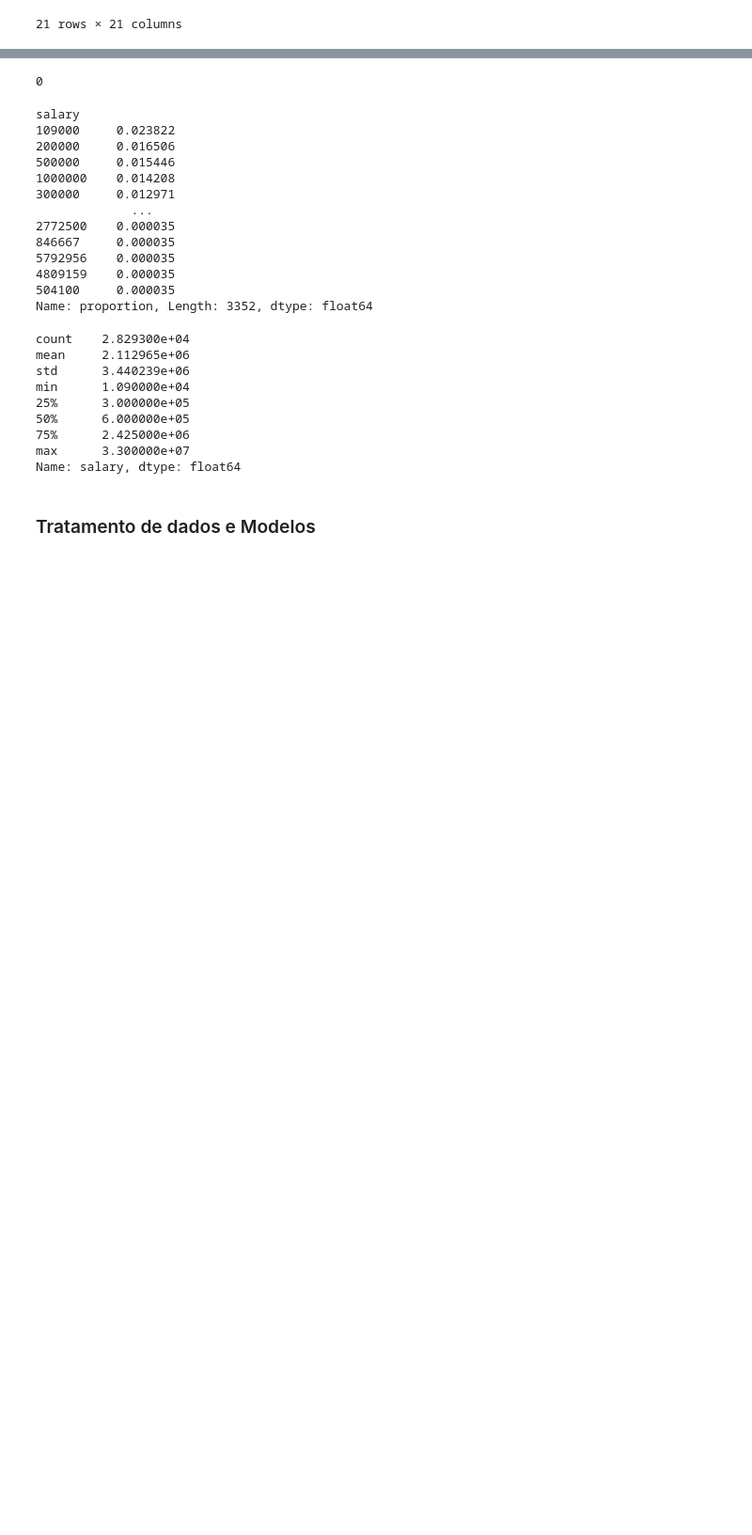
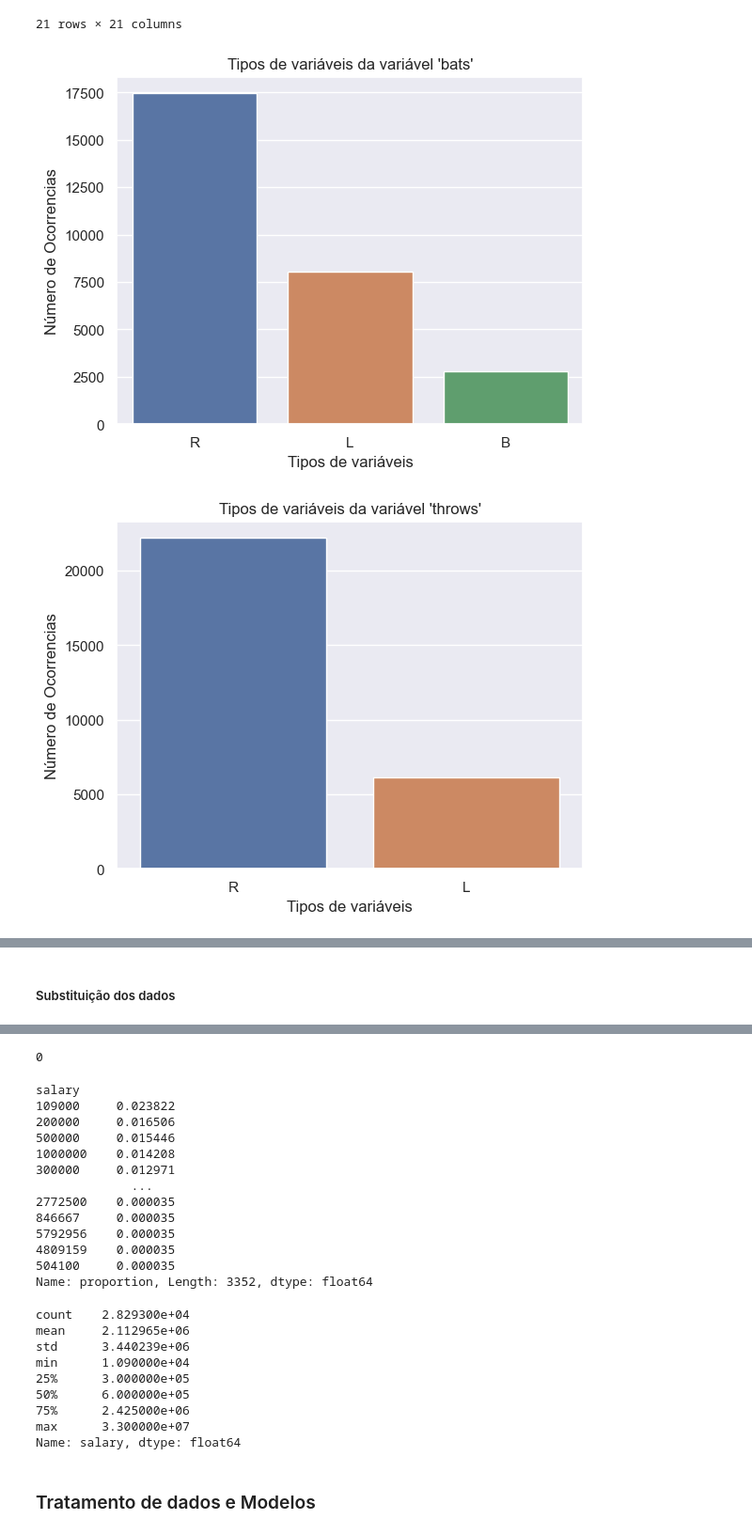
Before and after one commit to simaobarroso/tp-daa, a Jupyter notebook: grupo/mlb.ipynb, the cells around one changed output, grey strips where cells are left out. Shown at 94% size. Cells and saved outputs as stored; diff of their text form; code cells hidden in the pictures; blank space fills up the shorter version.

```diff
--- a/grupo/mlb.ipynb
+++ b/grupo/mlb.ipynb
@@ -181,3 +183,55 @@ df_int.corr()
 | SF | -0.036565 | -0.053696 | -0.168878 | -0.029906 | 0.749810 | 0.807163 | 0.788262 | 0.807441 | 0.794655 | 0.486607 | ... | ... |
 | PA | -0.032593 | -0.086644 | -0.243096 | -0.009507 | 0.925421 | 0.998472 | 0.969915 | 0.989378 | 0.950494 | 0.661730 | ... | ... |
 21 rows × 21 columns
+# %%
+bats_count = df['bats'].value_counts()
+throws_count = df['throws'].value_counts()
+league_count = df['League'].value_counts()
+teamID_count = df['teamID'].value_counts()
+team_count = df['Team'].value_counts()
+fran_count = df['Franchise'].value_counts()
+
+sns.set(style="darkgrid")
+sns.barplot(x=bats_count.index, y=bats_count.values)
+plt.title("Tipos de variáveis da variável 'bats'")
+plt.ylabel("Número de Ocorrencias", fontsize=12)
+plt.xlabel("Tipos de variáveis", fontsize=12)
+plt.show()
+
+sns.set(style="darkgrid")
+sns.barplot(x=throws_count.index, y=throws_count.values)
+plt.title("Tipos de variáveis da variável 'throws'")
+plt.ylabel("Número de Ocorrencias", fontsize=12)
+plt.xlabel("Tipos de variáveis", fontsize=12)
+plt.show()
+
+sns.set(style="darkgrid")
+sns.barplot(x=league_count.index, y=league_count.values)
+plt.title("Tipos de variáveis da variável 'League'")
+plt.ylabel("Número de Ocorrencias", fontsize=12)
+plt.xlabel("Tipos de variáveis", fontsize=12)
+plt.show()
+
+sns.set(style="darkgrid")
+sns.barplot(x=teamID_count.values, y=teamID_count.index)
+plt.title("Tipos de variáveis da variável 'teamID'")
+plt.xlabel("Número de Ocorrencias", fontsize=12)
+plt.ylabel("Tipos de variáveis", fontsize=12)
+plt.show()
+
+sns.set(style="darkgrid")
+sns.barplot(x=team_count.values, y=team_count.index)
+plt.title("Tipos de variáveis da variável 'Team'")
+plt.xlabel("Número de Ocorrencias", fontsize=12)
+plt.ylabel("Tipos de variáveis", fontsize=12)
+plt.show()
+
+sns.set(style="darkgrid")
+sns.barplot(x=fran_count.values, y=fran_count.index)
+plt.title("Tipos de variáveis da variável 'Franchise'")
+plt.xlabel("Número de Ocorrencias", fontsize=12)
+plt.ylabel("Tipos de variáveis", fontsize=12)
+plt.show()
+# %% [output]
+[figure, added]
+[figure, added]
@@ -183,0 +242,2 @@ df_int.corr()
+# %% [markdown]
+##### Substituição dos dados
```
Also changed, not shown: parts of 22 cells of this notebook, 1 other file.
